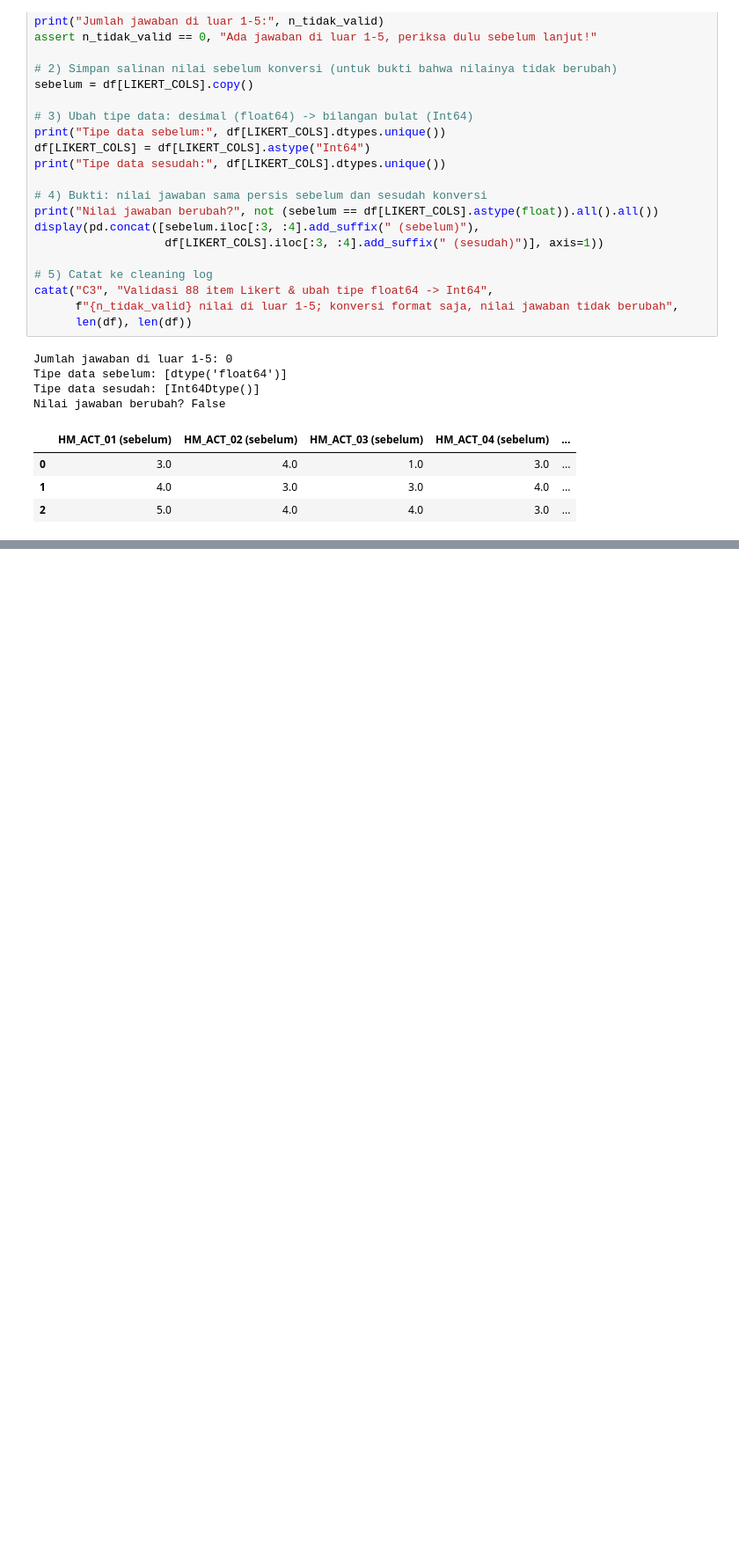
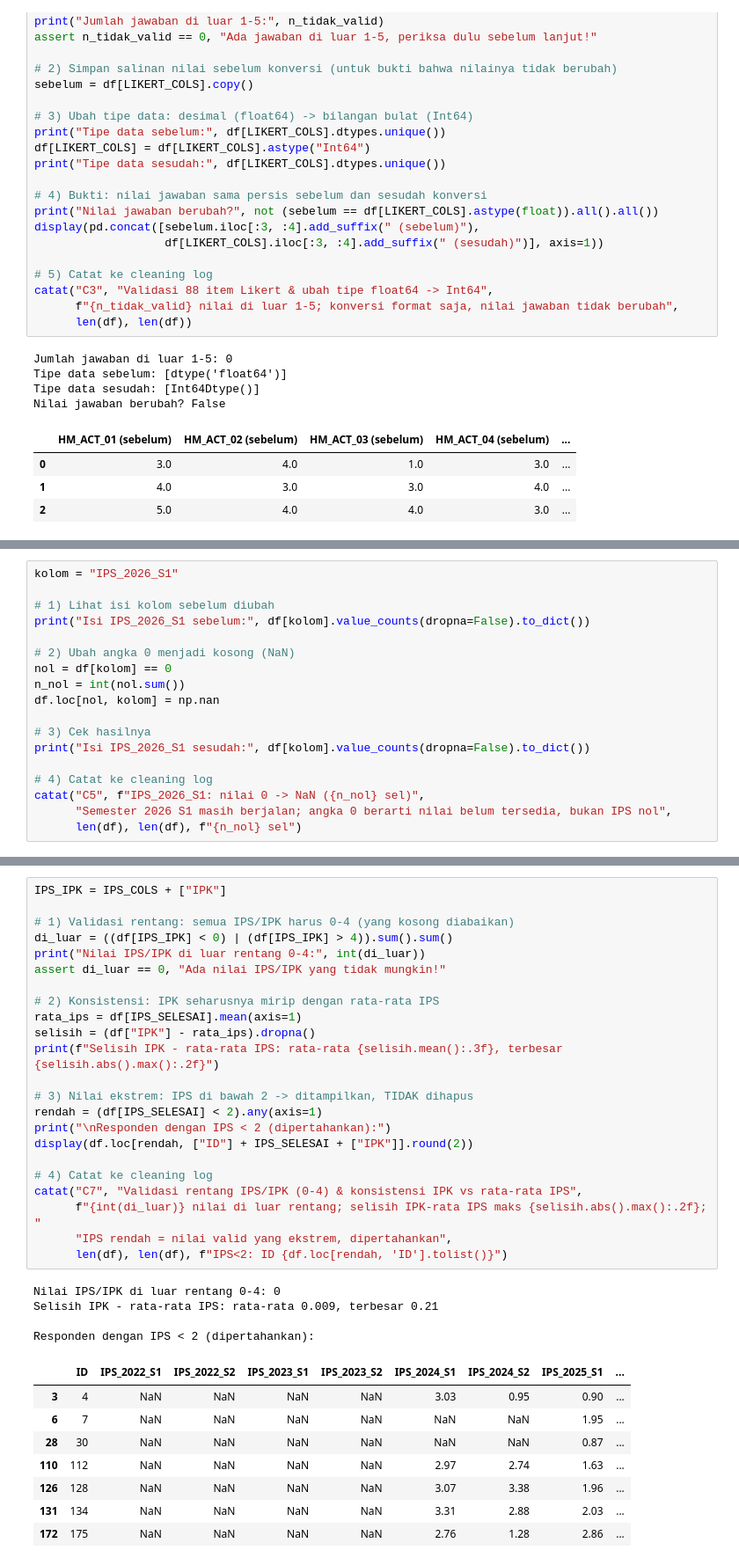
Before and after one commit to edwardchristi4n/machine_learning_exam, a Jupyter notebook: notebook/KelpAdam_UTS_DataPreparation_EDA.ipynb, the cells around one changed output, grey strips where cells are left out. Shown at 88% size. Saved outputs shown, nothing was run; the diff lists cells and outputs as text; blank space fills up the shorter version.

```diff
--- a/notebook/KelpAdam_UTS_DataPreparation_EDA.ipynb
+++ b/notebook/KelpAdam_UTS_DataPreparation_EDA.ipynb
@@ -843,0 +1001,18 @@ Nilai jawaban berubah? False
+# %%
+kolom = "IPS_2026_S1"
+
+# 1) Lihat isi kolom sebelum diubah
+print("Isi IPS_2026_S1 sebelum:", df[kolom].value_counts(dropna=False).to_dict())
+
+# 2) Ubah angka 0 menjadi kosong (NaN)
+nol = df[kolom] == 0
+n_nol = int(nol.sum())
+df.loc[nol, kolom] = np.nan
+
+# 3) Cek hasilnya
+print("Isi IPS_2026_S1 sesudah:", df[kolom].value_counts(dropna=False).to_dict())
+
+# 4) Catat ke cleaning log
+catat("C5", f"IPS_2026_S1: nilai 0 -> NaN ({n_nol} sel)",
+      "Semester 2026 S1 masih berjalan; angka 0 berarti nilai belum tersedia, bukan IPS nol",
+      len(df), len(df), f"{n_nol} sel")
@@ -843,0 +1063,36 @@ Nilai jawaban berubah? False
+# %%
+IPS_IPK = IPS_COLS + ["IPK"]
+
+# 1) Validasi rentang: semua IPS/IPK harus 0-4 (yang kosong diabaikan)
+di_luar = ((df[IPS_IPK] < 0) | (df[IPS_IPK] > 4)).sum().sum()
+print("Nilai IPS/IPK di luar rentang 0-4:", int(di_luar))
+assert di_luar == 0, "Ada nilai IPS/IPK yang tidak mungkin!"
+
+# 2) Konsistensi: IPK seharusnya mirip dengan rata-rata IPS
+rata_ips = df[IPS_SELESAI].mean(axis=1)
+selisih = (df["IPK"] - rata_ips).dropna()
+print(f"Selisih IPK - rata-rata IPS: rata-rata {selisih.mean():.3f}, terbesar {selisih.abs().max():.2f}")
+
+# 3) Nilai ekstrem: IPS di bawah 2 -> ditampilkan, TIDAK dihapus
+rendah = (df[IPS_SELESAI] < 2).any(axis=1)
+print("\nResponden dengan IPS < 2 (dipertahankan):")
+display(df.loc[rendah, ["ID"] + IPS_SELESAI + ["IPK"]].round(2))
+
+# 4) Catat ke cleaning log
+catat("C7", "Validasi rentang IPS/IPK (0-4) & konsistensi IPK vs rata-rata IPS",
+      f"{int(di_luar)} nilai di luar rentang; selisih IPK-rata IPS maks {selisih.abs().max():.2f}; "
+      "IPS rendah = nilai valid yang ekstrem, dipertahankan",
+      len(df), len(df), f"IPS<2: ID {df.loc[rendah, 'ID'].tolist()}")
+# %% [output]
+Nilai IPS/IPK di luar rentang 0-4: 0
+Selisih IPK - rata-rata IPS: rata-rata 0.009, terbesar 0.21
+
+Responden dengan IPS < 2 (dipertahankan):
+|  | ID | IPS_2022_S1 | IPS_2022_S2 | IPS_2023_S1 | IPS_2023_S2 | IPS_2024_S1 | IPS_2024_S2 | IPS_2025_S1 | ... |
+| 3 | 4 | NaN | NaN | NaN | NaN | 3.03 | 0.95 | 0.90 | ... |
+| 6 | 7 | NaN | NaN | NaN | NaN | NaN | NaN | 1.95 | ... |
+| 28 | 30 | NaN | NaN | NaN | NaN | NaN | NaN | 0.87 | ... |
+| 110 | 112 | NaN | NaN | NaN | NaN | 2.97 | 2.74 | 1.63 | ... |
+| 126 | 128 | NaN | NaN | NaN | NaN | 3.07 | 3.38 | 1.96 | ... |
+| 131 | 134 | NaN | NaN | NaN | NaN | 3.31 | 2.88 | 2.03 | ... |
+| 172 | 175 | NaN | NaN | NaN | NaN | 2.76 | 1.28 | 2.86 | ... |
```
Also changed, not shown: parts of 29 cells of this notebook, 4 other files.
